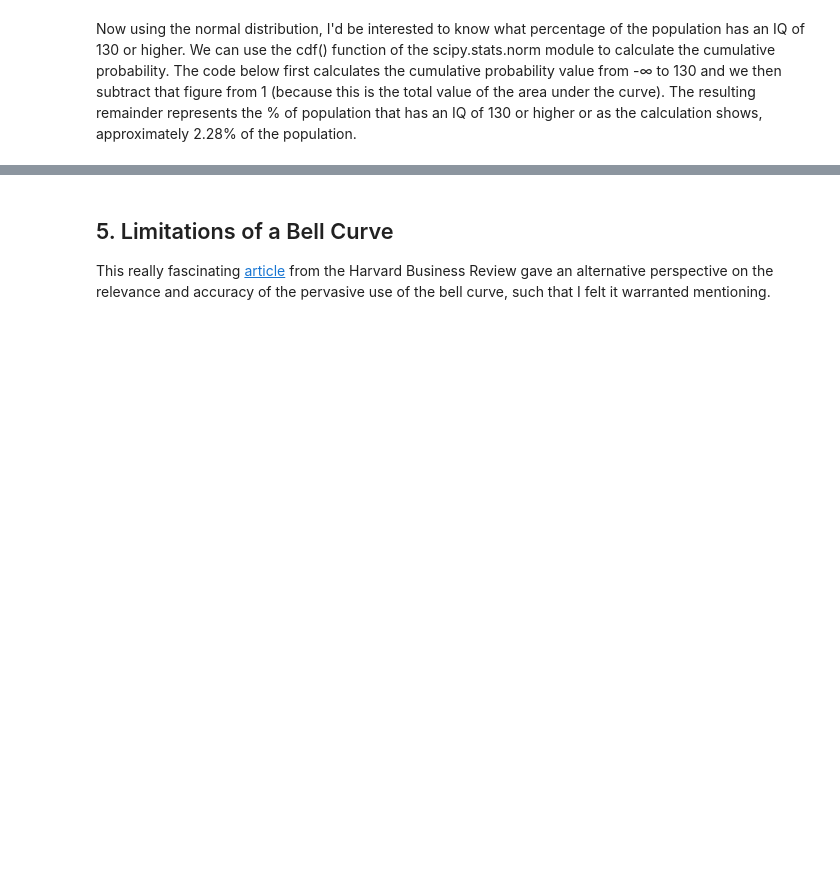
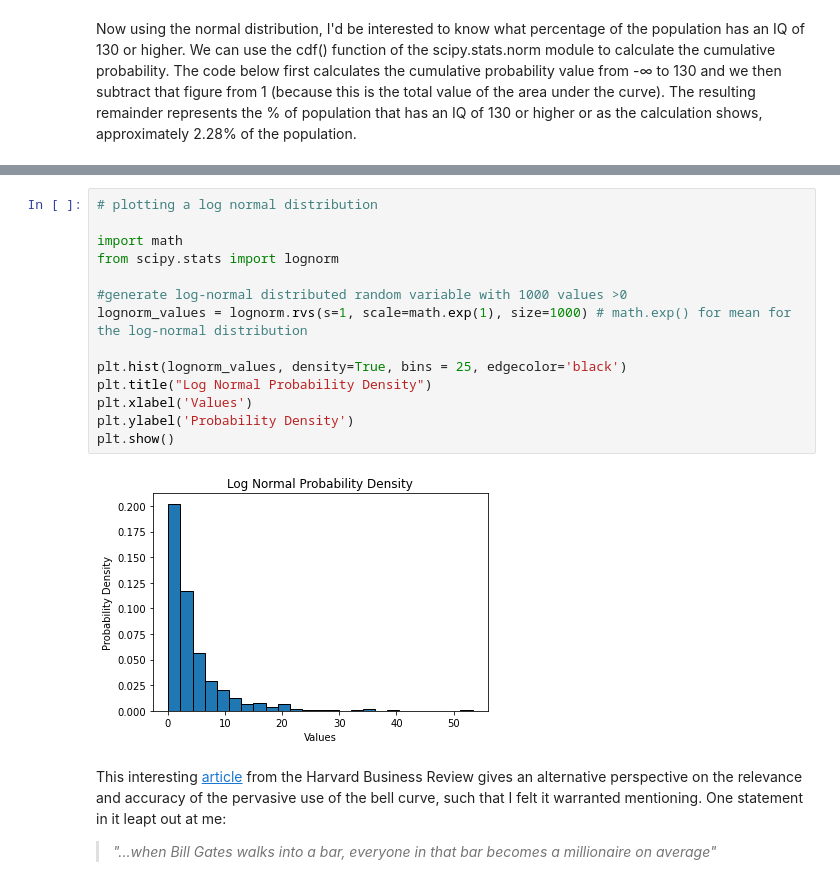
Before and after one commit to Scunnies/funddata_assessment, a Jupyter notebook: Normal Distribution/Normal Distribution Assessment Notebook.ipynb, the cells around one changed output, grey strips where cells are left out. Drawn from its saved outputs; the diff is of its cells as text; blank space fills up the shorter version.

Commit message:
log normal distribution

```diff
--- a/Normal Distribution/Normal Distribution Assessment Notebook.ipynb
+++ b/Normal Distribution/Normal Distribution Assessment Notebook.ipynb
@@ -183,6 +188,23 @@ print(prob)
+# %%
+# plotting a log normal distribution
+
+import math
+from scipy.stats import lognorm
+
+#generate log-normal distributed random variable with 1000 values >0
+lognorm_values = lognorm.rvs(s=1, scale=math.exp(1), size=1000) # math.exp() for mean for the log-normal distribution
+
+plt.hist(lognorm_values, density=True, bins = 25, edgecolor='black')
+plt.title("Log Normal Probability Density")
+plt.xlabel('Values')
+plt.ylabel('Probability Density')
+plt.show()
+# %% [output]
+[figure, added]
 # %% [markdown]
-## 5. Limitations of a Bell Curve <a class="anchor" id="limitations"></a>
-This really fascinating [article](https://hbr.org/2022/01/we-need-to-let-go-of-the-bell-curve) from the Harvard Business Review gave an alternative perspective on the relevance and accuracy of the pervasive use of the bell curve, such that I felt it warranted mentioning.
+This interesting [article](https://hbr.org/2022/01/we-need-to-let-go-of-the-bell-curve) from the Harvard Business Review gives an alternative perspective on the relevance and accuracy of the pervasive use of the bell curve, such that I felt it warranted mentioning.  One statement in it leapt out at me:
+
+> _"...when Bill Gates walks into a bar, everyone in that bar becomes a millionaire on average"_
 # %% [markdown]
 ### References
 
```
Also changed, not shown: parts of 8 cells of this notebook.
